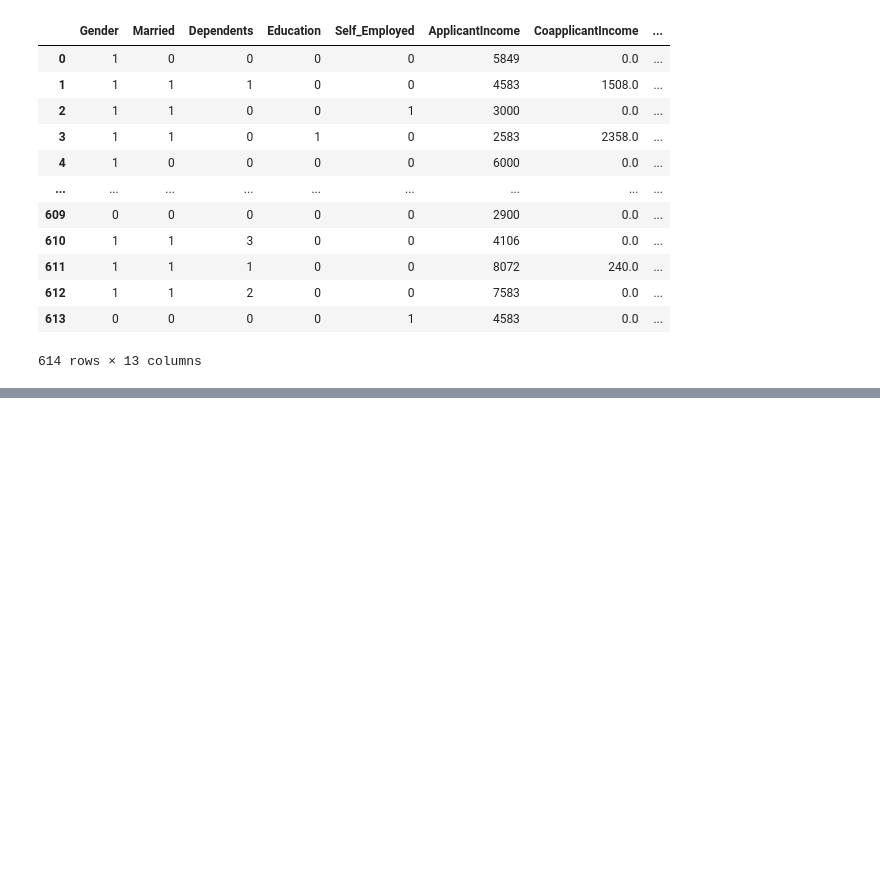
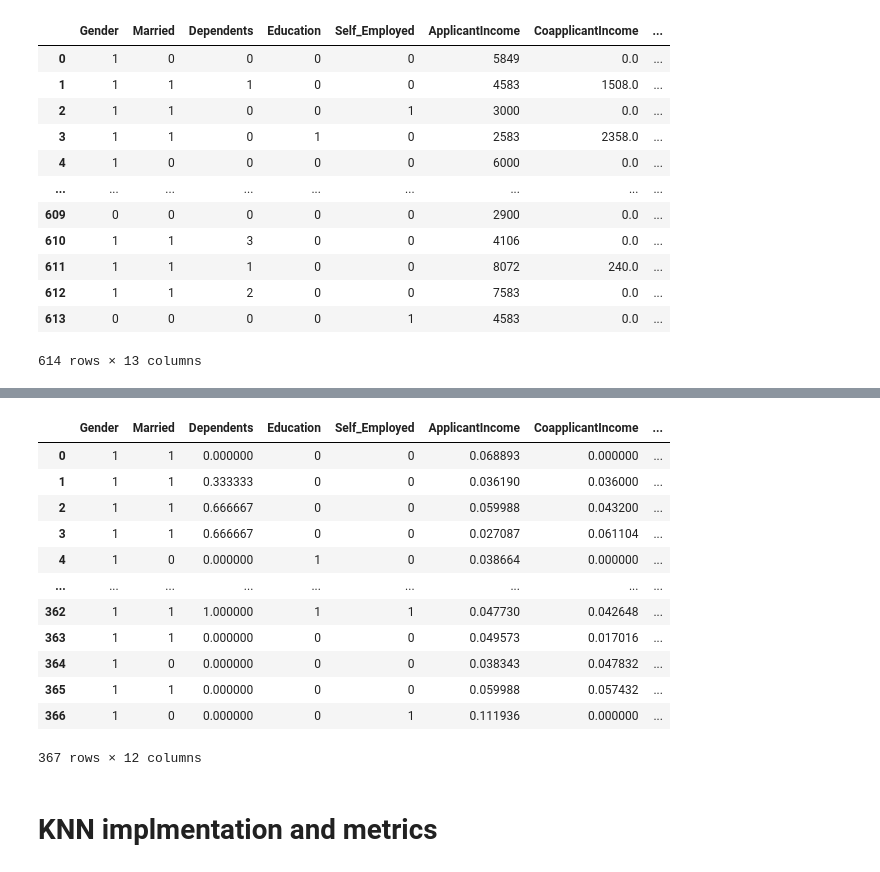
Before and after one commit to tasin698/Loan-eligibility-Prediction, a Jupyter notebook: loan eligibility/KNN Classifier.ipynb, the cells around one changed output, grey strips where cells are left out. Drawn from its saved outputs; the diff is of its cells as text; code cells hidden in the pictures; blank space fills up the shorter version.

```diff
--- a/loan eligibility/KNN Classifier.ipynb
+++ b/loan eligibility/KNN Classifier.ipynb
@@ -347,0 +373,18 @@ df1
+# %%
+X_test
+# %% [output]
+|  | Gender | Married | Dependents | Education | Self_Employed | ApplicantIncome | CoapplicantIncome | ... |
+| 0 | 1 | 1 | 0.000000 | 0 | 0 | 0.068893 | 0.000000 | ... |
+| 1 | 1 | 1 | 0.333333 | 0 | 0 | 0.036190 | 0.036000 | ... |
+| 2 | 1 | 1 | 0.666667 | 0 | 0 | 0.059988 | 0.043200 | ... |
+| 3 | 1 | 1 | 0.666667 | 0 | 0 | 0.027087 | 0.061104 | ... |
+| 4 | 1 | 0 | 0.000000 | 1 | 0 | 0.038664 | 0.000000 | ... |
+| ... | ... | ... | ... | ... | ... | ... | ... | ... |
+| 362 | 1 | 1 | 1.000000 | 1 | 1 | 0.047730 | 0.042648 | ... |
+| 363 | 1 | 1 | 0.000000 | 0 | 0 | 0.049573 | 0.017016 | ... |
+| 364 | 1 | 0 | 0.000000 | 0 | 0 | 0.038343 | 0.047832 | ... |
+| 365 | 1 | 1 | 0.000000 | 0 | 0 | 0.059988 | 0.057432 | ... |
+| 366 | 1 | 0 | 0.000000 | 0 | 1 | 0.111936 | 0.000000 | ... |
+367 rows × 12 columns
+# %% [markdown]
+# KNN implmentation and metrics
```
Also changed, not shown: parts of 19 cells of this notebook.
